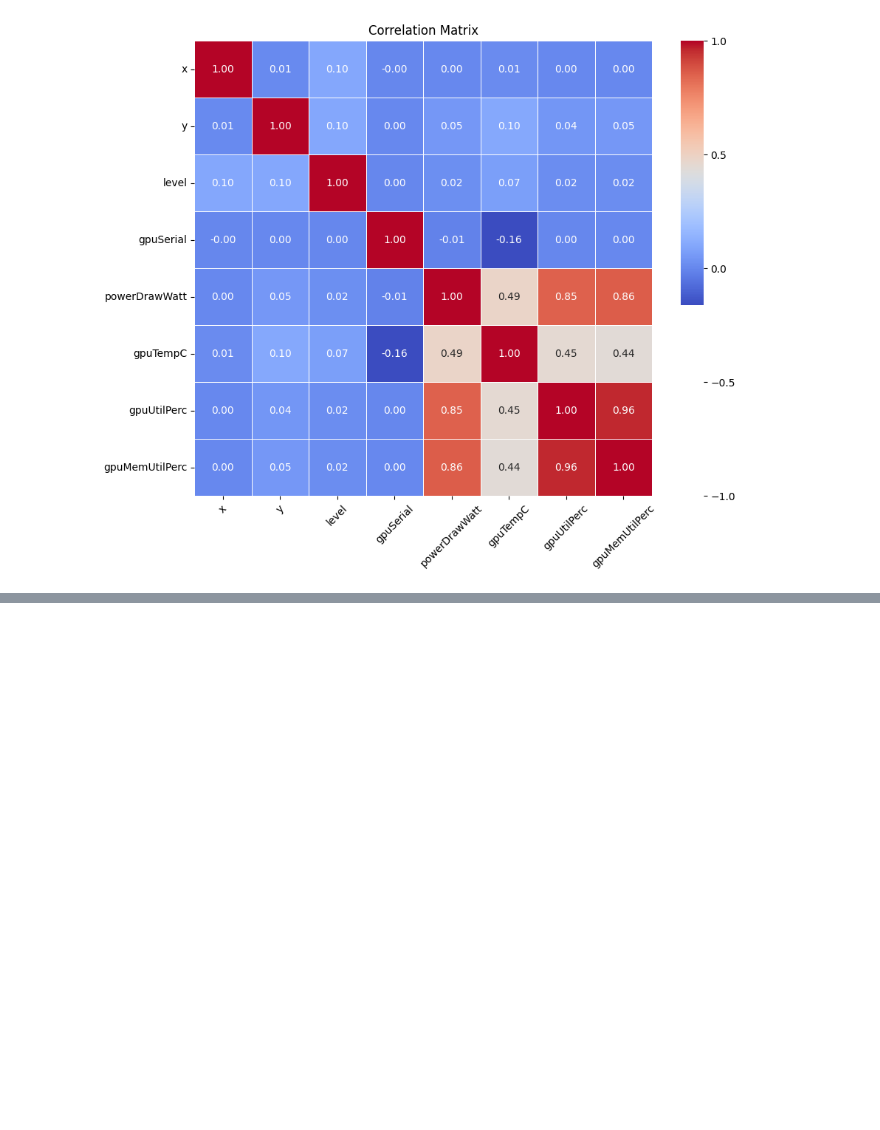
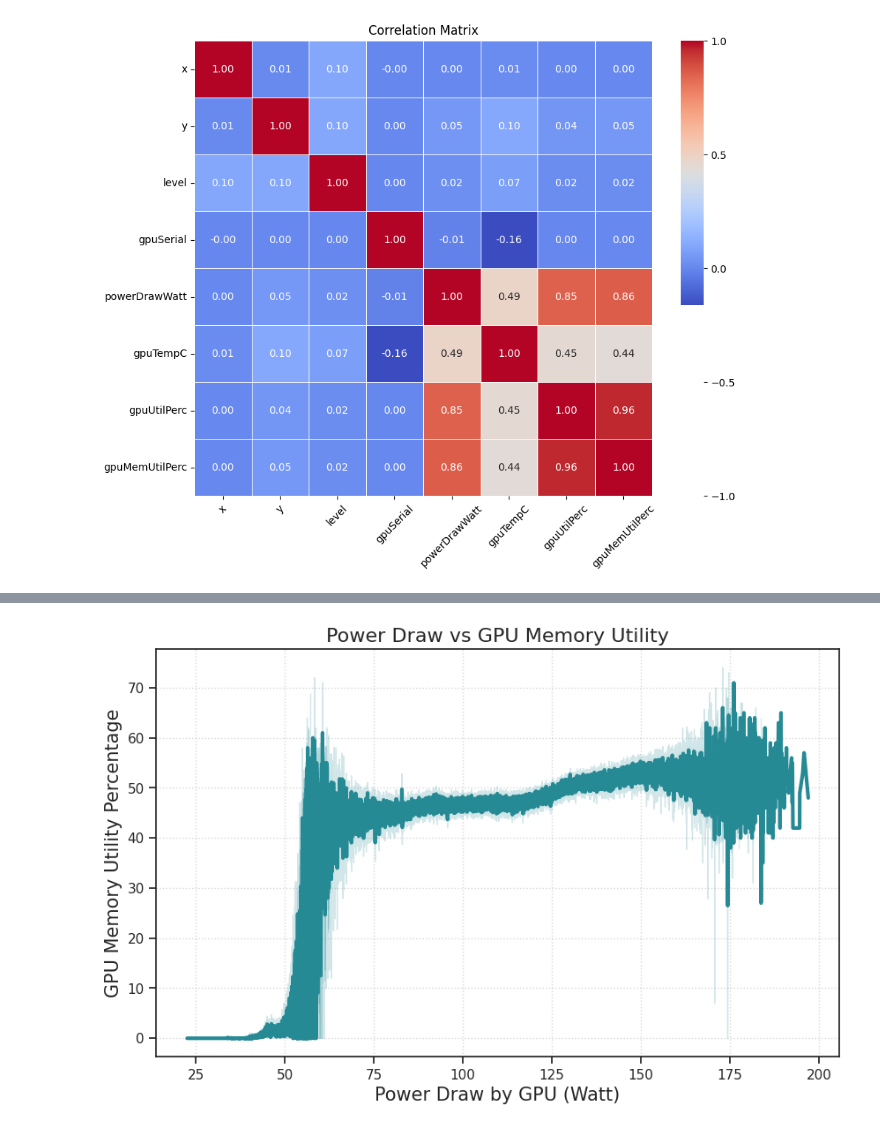
Before and after one commit to VishalPawar08/Cloud-Computing---TeraPixel, a Jupyter notebook: TeraPixel Original .ipynb, the cells around one changed output, grey strips where cells are left out. Cells and saved outputs as stored; diff of their text form; code cells hidden in the pictures; blank space fills up the shorter version.

```diff
--- a/TeraPixel Original .ipynb
+++ b/TeraPixel Original .ipynb
@@ -259,0 +305,11 @@ plt.show()
+# %%
+#line plot
+fig, ax = plt.subplots(figsize=(10, 6))
+ax = sns.lineplot(data=gpu_file, x="powerDrawWatt", y="gpuMemUtilPerc", color='#268a95', linewidth=3)
+ax.set_xlabel('Power Draw by GPU (Watt)', fontsize=15)
+ax.set_ylabel('GPU Memory Utility Percentage', fontsize=15)
+ax.set_title("Power Draw vs GPU Memory Utility", fontsize=16)
+plt.grid(True, linestyle=':', color='gray', alpha=0.3)
+plt.show()
+# %% [output]
+[figure, added]
```
Also changed, not shown: parts of 7 cells of this notebook.
